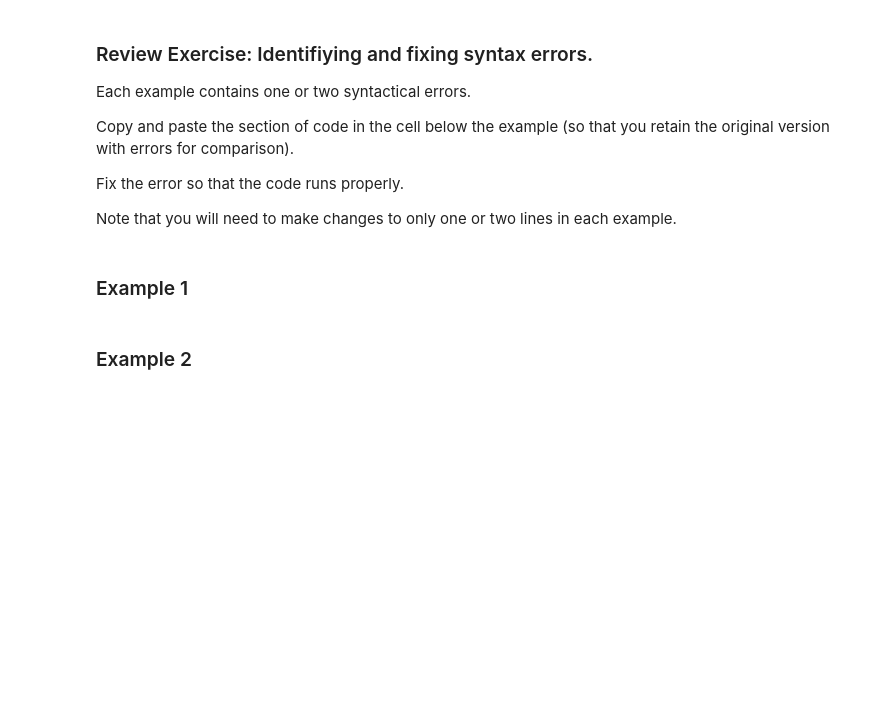
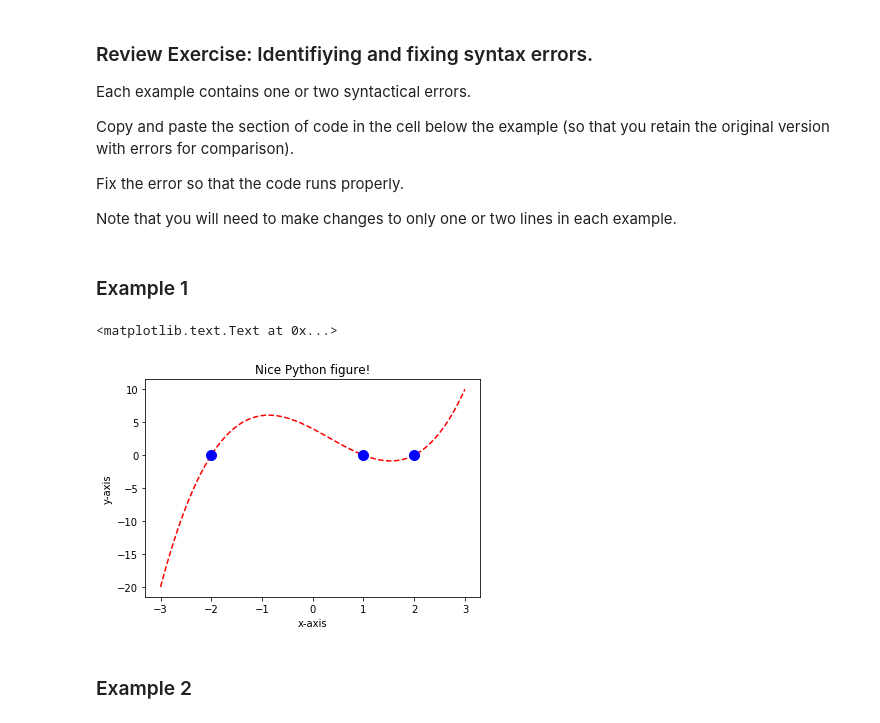
Before and after one commit to zaheirava/snake, a Jupyter notebook: 10_Error_handling.ipynb, the cells around one changed output. Saved outputs shown, nothing was run; the diff lists cells and outputs as text; code cells hidden in the pictures; blank space fills up the shorter version.

```diff
--- a/10_Error_handling.ipynb
+++ b/10_Error_handling.ipynb
@@ -1161,13 +1191,16 @@ Note that you will need to make changes to only one or two lines in each example
 ### Example 1
 # %%
 # Example 1
+xvalues = np.linspace(-3, 3, 100)
 y = (xvalues + 2) * (xvalues - 1) * (xvalues - 2)
-xvalues = linspace(-3, 3, 100)
 plt.plot(xvalues, y, 'r--')
 plt.plot([-2, 1, 2], [0 ,0, 0], 'bo', markersize=10)
 plt.xlabel('x-axis')
 plt.ylabel('y-axis')
 plt.title('Nice Python figure!')
+# %% [output]
+<matplotlib.text.Text at 0x...>
+[figure, added]
 # %%
 # Copy and paste code here
 # %% [markdown]
```
Also changed, not shown: parts of 16 cells of this notebook.
